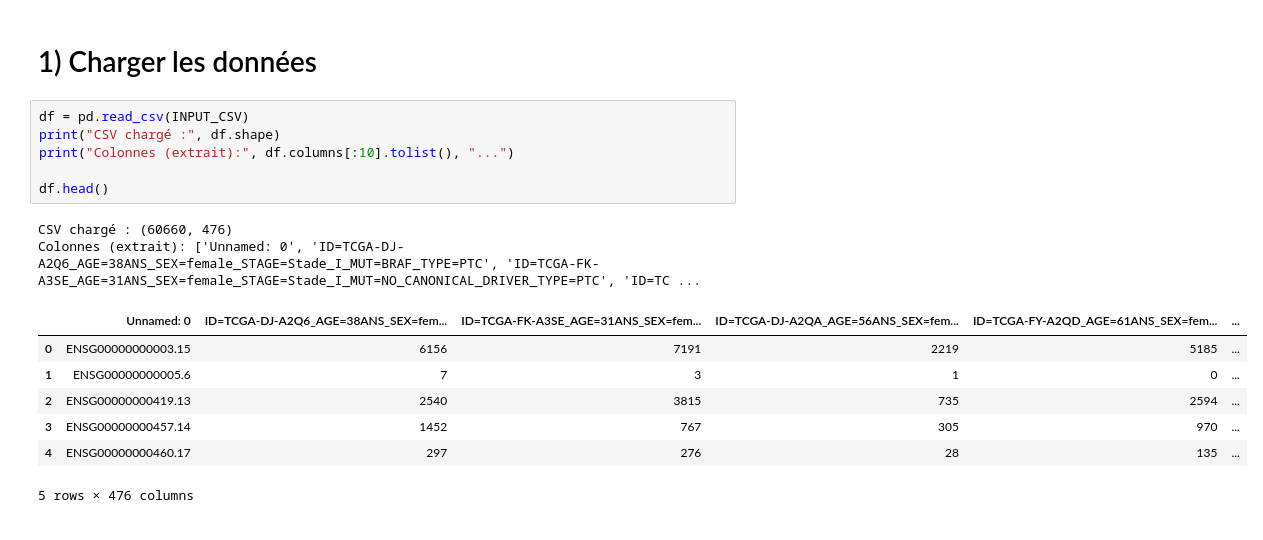
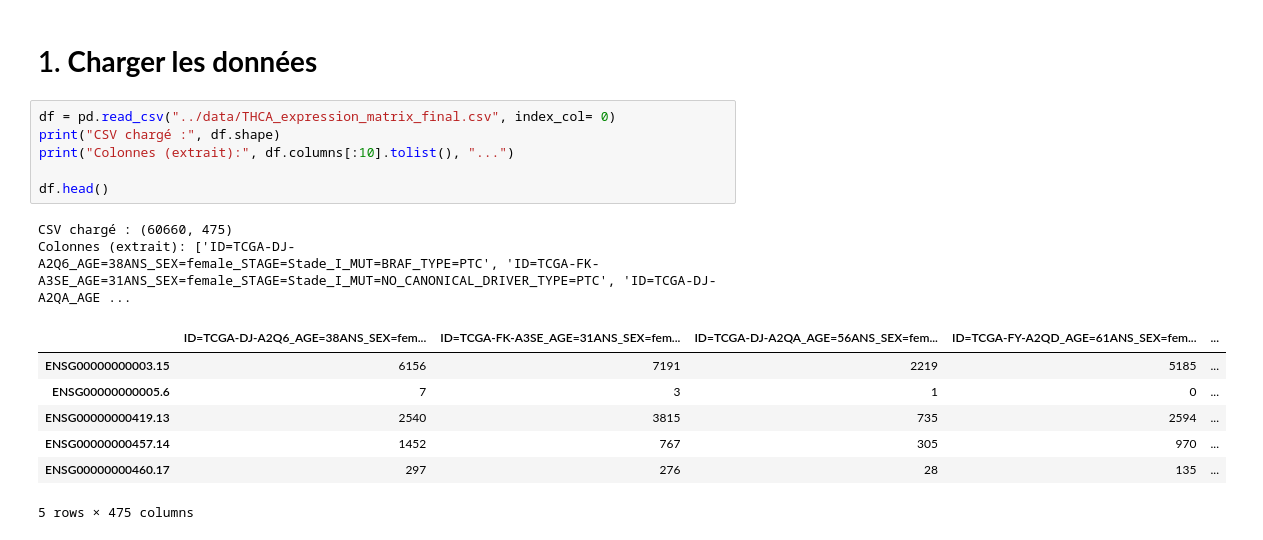
Before and after one commit to elodiehusson/Deep-Learning-Project, a Jupyter notebook: script/pipeline_autoencoder.ipynb, the cells around one changed output. Drawn from its saved outputs; the diff is of its cells as text.

```diff
--- a/script/pipeline_autoencoder.ipynb
+++ b/script/pipeline_autoencoder.ipynb
@@ -44,18 +55,18 @@ TOP_VAR_GENES = 500  # mets None pour désactiver
 # %% [markdown]
-# 1) Charger les données
+# 1. **Charger les données**
 # %%
-df = pd.read_csv(INPUT_CSV)
+df = pd.read_csv("../data/THCA_expression_matrix_final.csv", index_col= 0)
 print("CSV chargé :", df.shape)
 print("Colonnes (extrait):", df.columns[:10].tolist(), "...")
 
 df.head()
 # %% [output]
-CSV chargé : (60660, 476)
-Colonnes (extrait): ['Unnamed: 0', 'ID=TCGA-DJ-A2Q6_AGE=38ANS_SEX=female_STAGE=Stade_I_MUT=BRAF_TYPE=PTC', 'ID=TCGA-FK-A3SE_AGE=31ANS_SEX=female_STAGE=Stade_I_MUT=NO_CANONICAL_DRIVER_TYPE=PTC', 'ID=TC ...
+CSV chargé : (60660, 475)
+Colonnes (extrait): ['ID=TCGA-DJ-A2Q6_AGE=38ANS_SEX=female_STAGE=Stade_I_MUT=BRAF_TYPE=PTC', 'ID=TCGA-FK-A3SE_AGE=31ANS_SEX=female_STAGE=Stade_I_MUT=NO_CANONICAL_DRIVER_TYPE=PTC', 'ID=TCGA-DJ-A2QA_AGE ...
-|  | Unnamed: 0 | ID=TCGA-DJ-A2Q6_AGE=38ANS_SEX=fem... | ID=TCGA-FK-A3SE_AGE=31ANS_SEX=fem... | ID=TCGA-DJ-A2QA_AGE=56ANS_SEX=fem... | ID=TCGA-FY-A2QD_AGE=61ANS_SEX=fem... | ... |
-| 0 | ENSG00000000003.15 | 6156 | 7191 | 2219 | 5185 | ... |
-| 1 | ENSG00000000005.6 | 7 | 3 | 1 | 0 | ... |
-| 2 | ENSG00000000419.13 | 2540 | 3815 | 735 | 2594 | ... |
-| 3 | ENSG00000000457.14 | 1452 | 767 | 305 | 970 | ... |
-| 4 | ENSG00000000460.17 | 297 | 276 | 28 | 135 | ... |
+|  | ID=TCGA-DJ-A2Q6_AGE=38ANS_SEX=fem... | ID=TCGA-FK-A3SE_AGE=31ANS_SEX=fem... | ID=TCGA-DJ-A2QA_AGE=56ANS_SEX=fem... | ID=TCGA-FY-A2QD_AGE=61ANS_SEX=fem... | ... |
+| ENSG00000000003.15 | 6156 | 7191 | 2219 | 5185 | ... |
+| ENSG00000000005.6 | 7 | 3 | 1 | 0 | ... |
+| ENSG00000000419.13 | 2540 | 3815 | 735 | 2594 | ... |
+| ENSG00000000457.14 | 1452 | 767 | 305 | 970 | ... |
+| ENSG00000000460.17 | 297 | 276 | 28 | 135 | ... |
-5 rows × 476 columns
+5 rows × 475 columns
```
Also changed, not shown: parts of 46 cells of this notebook, 20 other files.
